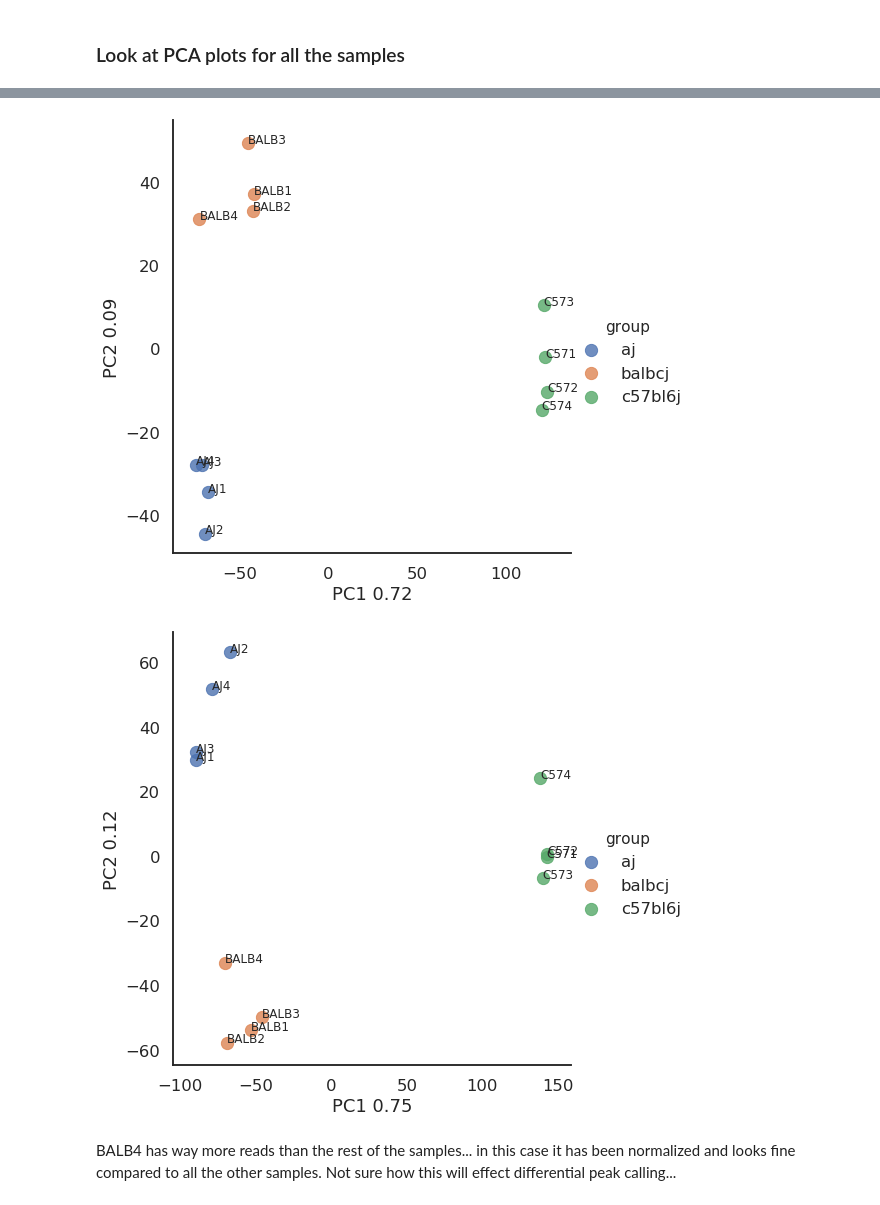
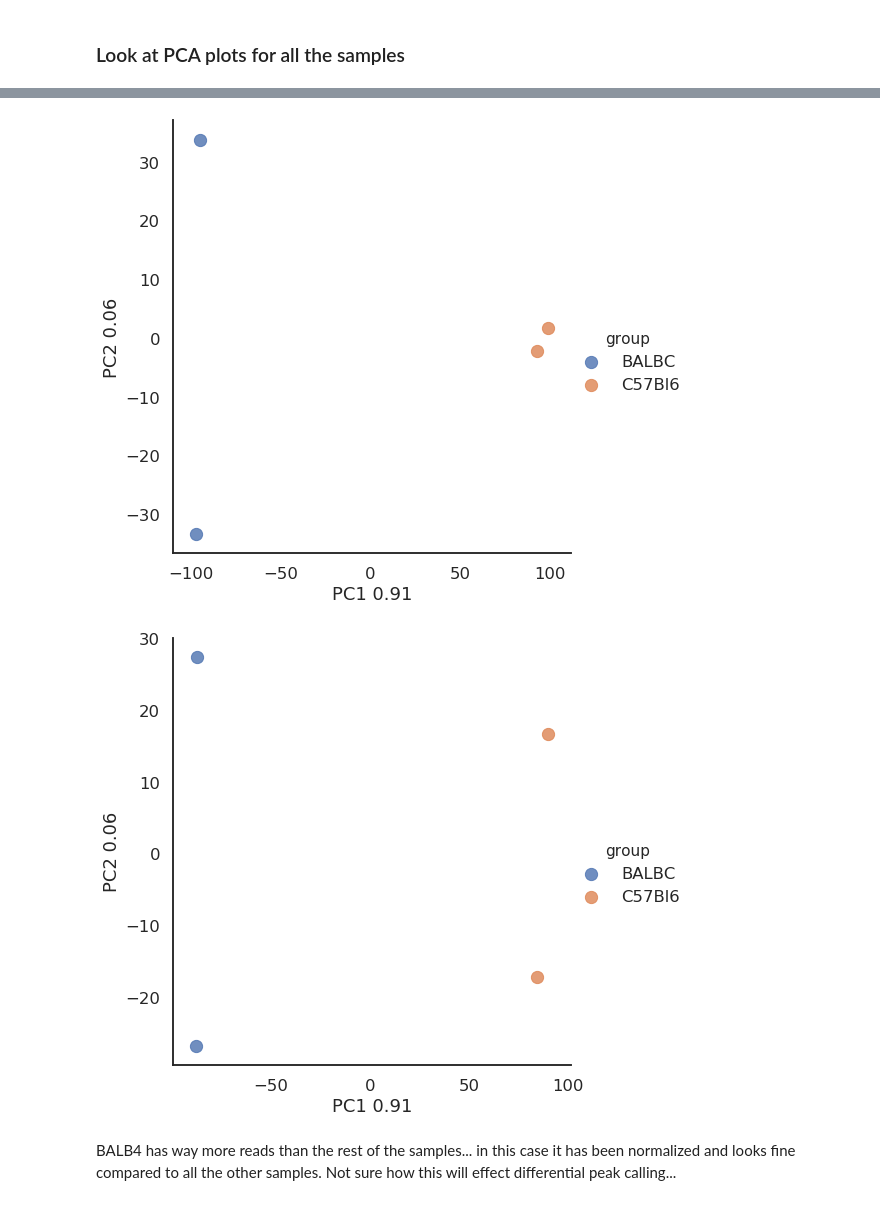
Before and after one commit to HunterBennett/strains, a Jupyter notebook: results/07_Strains_Control_BMDM_ATAC_01b_MAH_Annotation.ipynb, the cells around one changed output, grey strips where cells are left out. Cells and saved outputs as stored; diff of their text form; code cells hidden in the pictures.

```diff
--- a/results/07_Strains_Control_BMDM_ATAC_01b_MAH_Annotation.ipynb
+++ b/results/07_Strains_Control_BMDM_ATAC_01b_MAH_Annotation.ipynb
@@ -197,7 +200,7 @@ if not os.path.isdir('./figures'):
 df, mat = read_annotated_peaks('./merged_peaks/ann_norm_idr_peaks_merged.txt')
 
 # shorten columns to make labeling nicer
-mat.columns = mat.columns.str.split('/').str[-1]
+mat.columns = mat.columns.str.split('/').str[-2]
 
 # quantile normalize data
 mat_quant = quantile_normalize_df(mat)
@@ -207,7 +210,7 @@ Filter low tag peaks
 # use group based mat filter - have to set manually
 print(mat.shape[0], 'total peaks')
 print('filtering low tag count peaks')
-groups=[[0,1,2,3], [4,5,6,7], [8,9,10,11]]
+groups=[[0,1], [2,3]]
 peaks = []
 for group in groups:
     peaks.extend(mat.loc[mat.iloc[:, group].mean(1) > 5, :].index.tolist())
@@ -345,30 +340,30 @@ plt.savefig('./figures/atac_pca1_pca2.png', bbox_inches='tight')
 # %%
 pca, exp_var, pcs = pca_rpkm_mat(rpkm=mat_quant,
-                                 group_labels=samplesDF.strain,
+                                 group_labels=samplesDF.group,
                                  plot_size=7,
                                  n_pca=3)
-label_point(pca.PC1,
-            pca.PC2,
-            samplesDF.mouse_id,
-            plt.gca())
+# label_point(pca.PC1,
+#             pca.PC2,
+#             samplesDF.mouse_id,
+#             plt.gca())
 
 plt.savefig('./figures/atac_pca1_pca2_quantnorm.png', bbox_inches='tight')
 # %% [output]
-[figure, old version]
+[figure, new version]
 # %%
 pca, exp_var, pcs = pca_rpkm_mat(rpkm=mat_distal,
-                                 group_labels=samplesDF.strain,
+                                 group_labels=samplesDF.group,
                                  plot_size=7,
                                  n_pca=3)
 
-label_point(pca.PC1,
-            pca.PC2,
-            samplesDF.mouse_id,
-            plt.gca())
+# label_point(pca.PC1,
+#             pca.PC2,
+#             samplesDF.mouse_id,
+#             plt.gca())
 
 plt.savefig('./figures/atac_distal_pca1_pca2.png', bbox_inches='tight')
 # %% [output]
-[figure, old version]
+[figure, new version]
 # %% [markdown]
 BALB4 has way more reads than the rest of the samples... in this case it has been normalized and looks fine compared to all the other samples. Not sure how this will effect differential peak calling...
 # %% [markdown]
```
Also changed, not shown: parts of 35 cells of this notebook, 20 other files.
